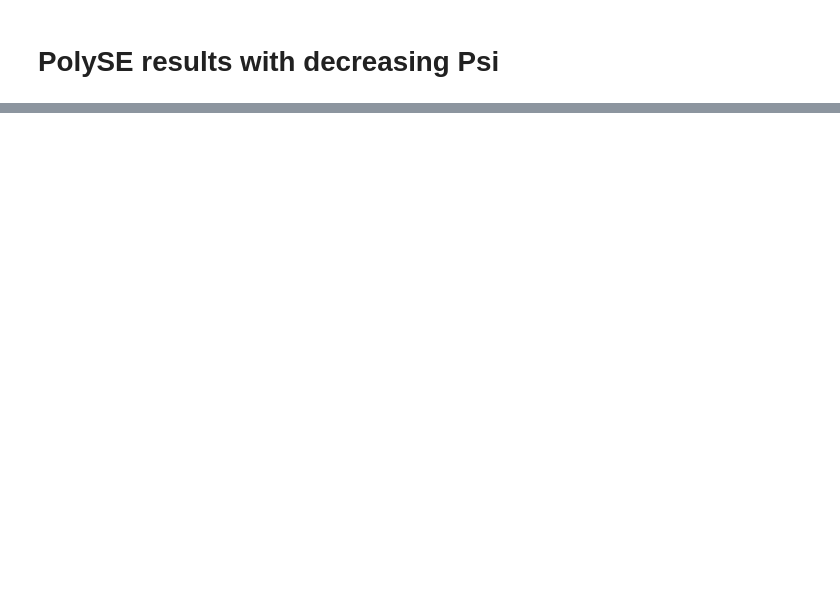
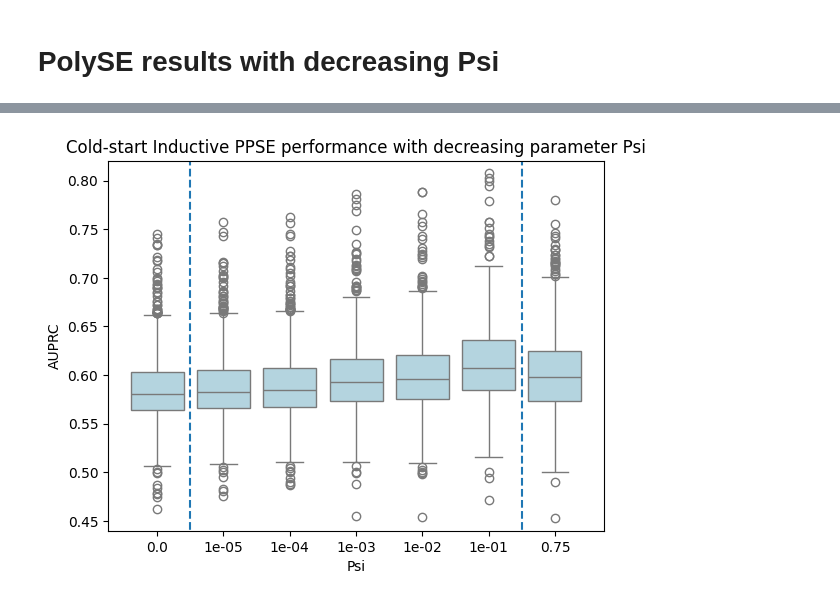
Before and after one commit to oliver-lloyd/Chapter5, a Jupyter notebook: analysis/2_minimising_psi/viz/viz.ipynb, the cells around one changed output, grey strips where cells are left out. Drawn from its saved outputs; the diff is of its cells as text; code cells hidden in the pictures; blank space fills up the shorter version.

```diff
--- a/analysis/2_minimising_psi/viz/viz.ipynb
+++ b/analysis/2_minimising_psi/viz/viz.ipynb
@@ -160,3 +163,17 @@ for tup, subdf in polySE.groupby(['Scenario', 'psi']):
 ('Warm-start', 0.01) 0.8227678107885452
 ('Warm-start', 0.1) 0.8301238001635394
 ('Warm-start', 0.75) 0.8376743379373741
+# %%
+sns.boxplot(polySE.query('Scenario == "Cold-start"'), x='psi_s', y='AUPRC', color='lightblue')
+
+plt.title('Cold-start Inductive PPSE performance with decreasing parameter Psi')
+plt.xlabel('Psi')
+
+ymin, ymax = 0.2, 1.01
+plt.vlines(x = 0.5, ymin=ymin, ymax=ymax, linestyles='--')
+plt.vlines(x = 5.5, ymin=ymin, ymax=ymax, linestyles='--')
+plt.ylim(0.44, 0.82)
+
+plt.savefig('AUPRC_cold_vs_part1.png', bbox_inches="tight")
+# %% [output]
+[figure, added]
```
Also changed, not shown: parts of 7 cells of this notebook, 12 other files.
